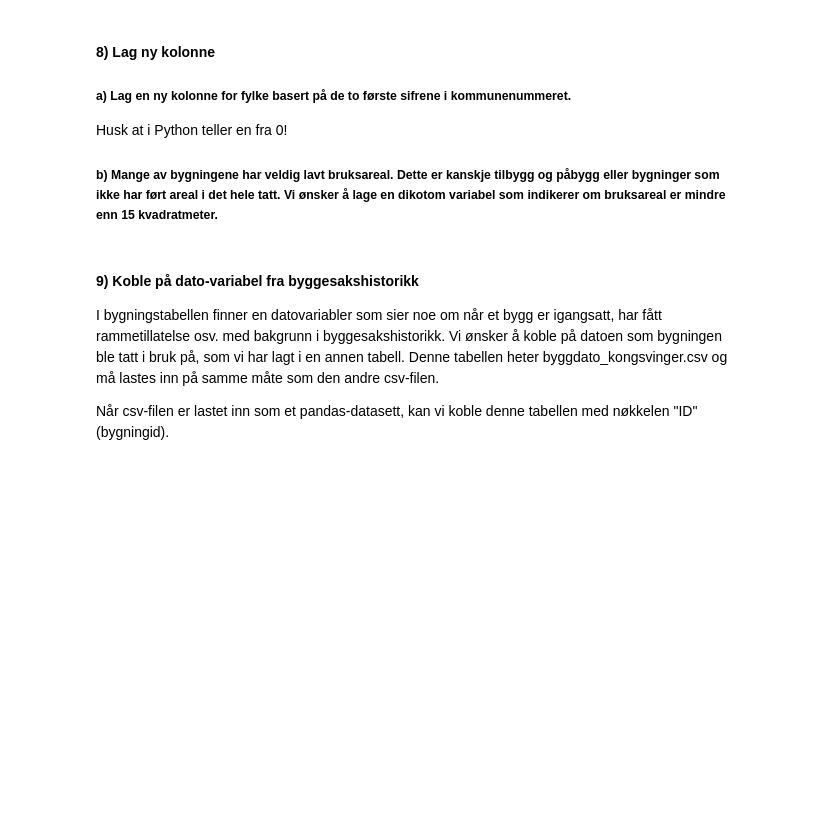
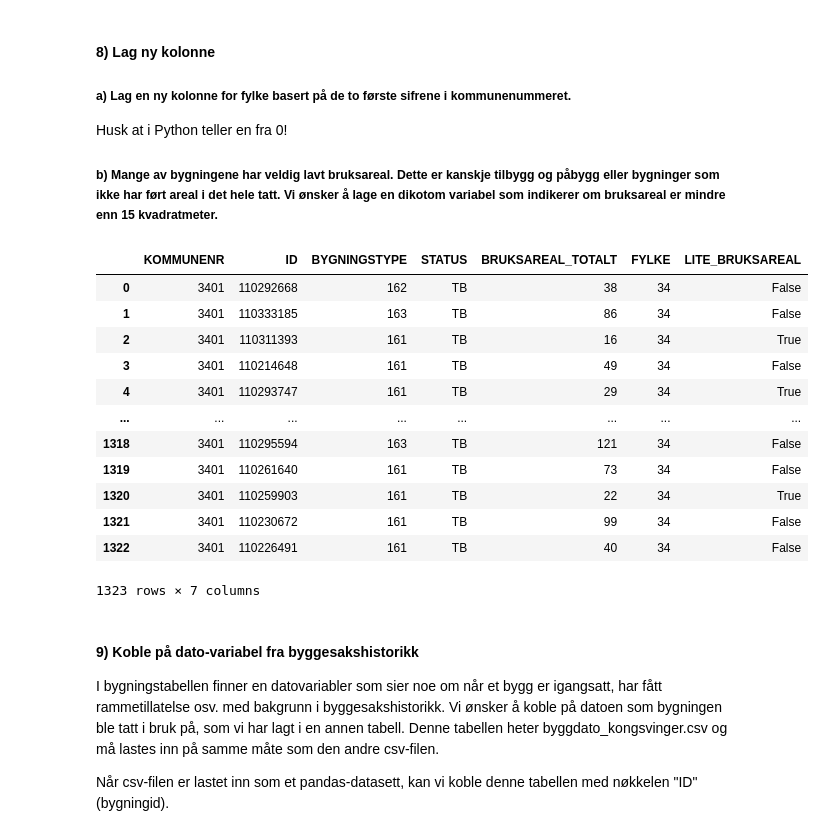
Before and after one commit to statisticsnorway/s426-python-ressurser, a Jupyter notebook: Oppgaver.ipynb, the cells around one changed output. Saved outputs shown, nothing was run; the diff lists cells and outputs as text; code cells hidden in the pictures; blank space fills up the shorter version.

```diff
--- a/Oppgaver.ipynb
+++ b/Oppgaver.ipynb
@@ -38,6 +142,26 @@ bygg.dtypes
 ##### a) Lag en ny kolonne for fylke basert på de to første sifrene i kommunenummeret.
 Husk at i Python teller en fra 0!
 ##### b) Mange av bygningene har veldig lavt bruksareal. Dette er kanskje tilbygg og påbygg eller bygninger som ikke har ført areal i det hele tatt. Vi ønsker å lage en dikotom variabel som indikerer om bruksareal er mindre enn 15 kvadratmeter.
+# %%
+bygg['FYLKE'] = bygg['KOMMUNENR'].str[:2]
+
+bygg.loc[bygg['BRUKSAREAL_TOTALT'] < 35, 'LITE_BRUKSAREAL'] = True
+bygg.loc[bygg['BRUKSAREAL_TOTALT'] >= 35, 'LITE_BRUKSAREAL'] = False
+bygg
+# %% [output]
+|  | KOMMUNENR | ID | BYGNINGSTYPE | STATUS | BRUKSAREAL_TOTALT | FYLKE | LITE_BRUKSAREAL |
+| 0 | 3401 | 110292668 | 162 | TB | 38 | 34 | False |
+| 1 | 3401 | 110333185 | 163 | TB | 86 | 34 | False |
+| 2 | 3401 | 110311393 | 161 | TB | 16 | 34 | True |
+| 3 | 3401 | 110214648 | 161 | TB | 49 | 34 | False |
+| 4 | 3401 | 110293747 | 161 | TB | 29 | 34 | True |
+| ... | ... | ... | ... | ... | ... | ... | ... |
+| 1318 | 3401 | 110295594 | 163 | TB | 121 | 34 | False |
+| 1319 | 3401 | 110261640 | 161 | TB | 73 | 34 | False |
+| 1320 | 3401 | 110259903 | 161 | TB | 22 | 34 | True |
+| 1321 | 3401 | 110230672 | 161 | TB | 99 | 34 | False |
+| 1322 | 3401 | 110226491 | 161 | TB | 40 | 34 | False |
+1323 rows × 7 columns
 # %% [markdown]
 #### 9) Koble på dato-variabel fra byggesakshistorikk
 I bygningstabellen finner en datovariabler som sier noe om når et bygg er igangsatt, har fått rammetillatelse osv. med bakgrunn i byggesakshistorikk. Vi ønsker å koble på datoen som bygningen ble tatt i bruk på, som vi har lagt i en annen tabell. Denne tabellen heter byggdato_kongsvinger.csv og må lastes inn på samme måte som den andre csv-filen.
```
Also changed, not shown: parts of 12 cells of this notebook.
